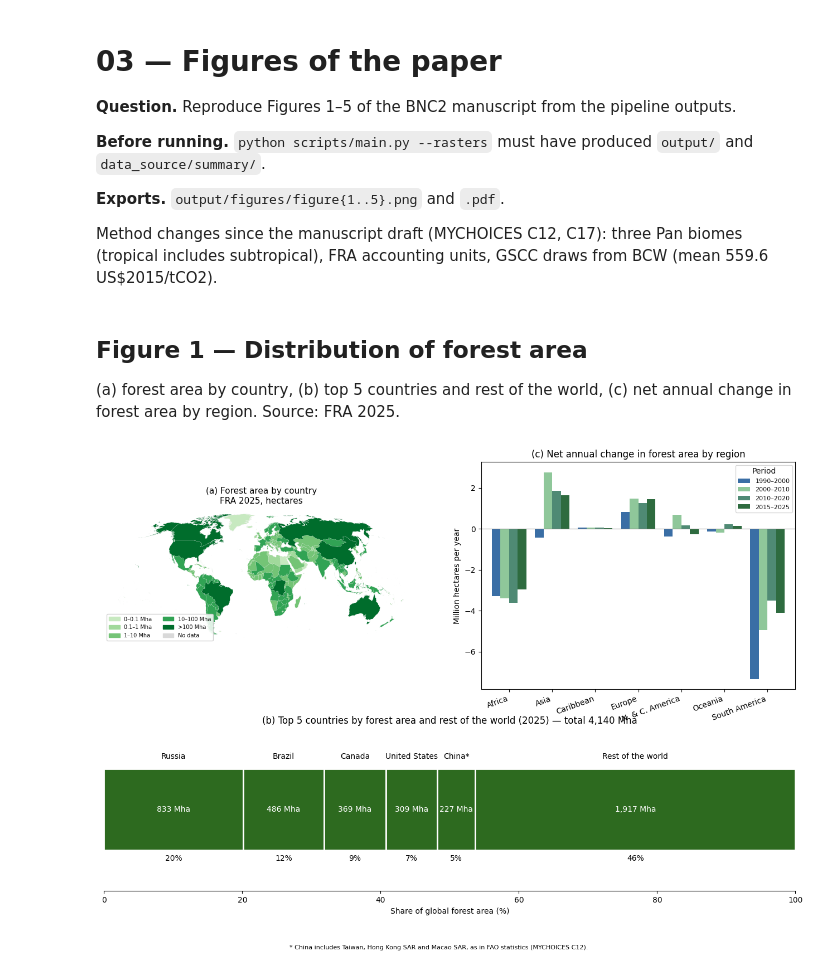
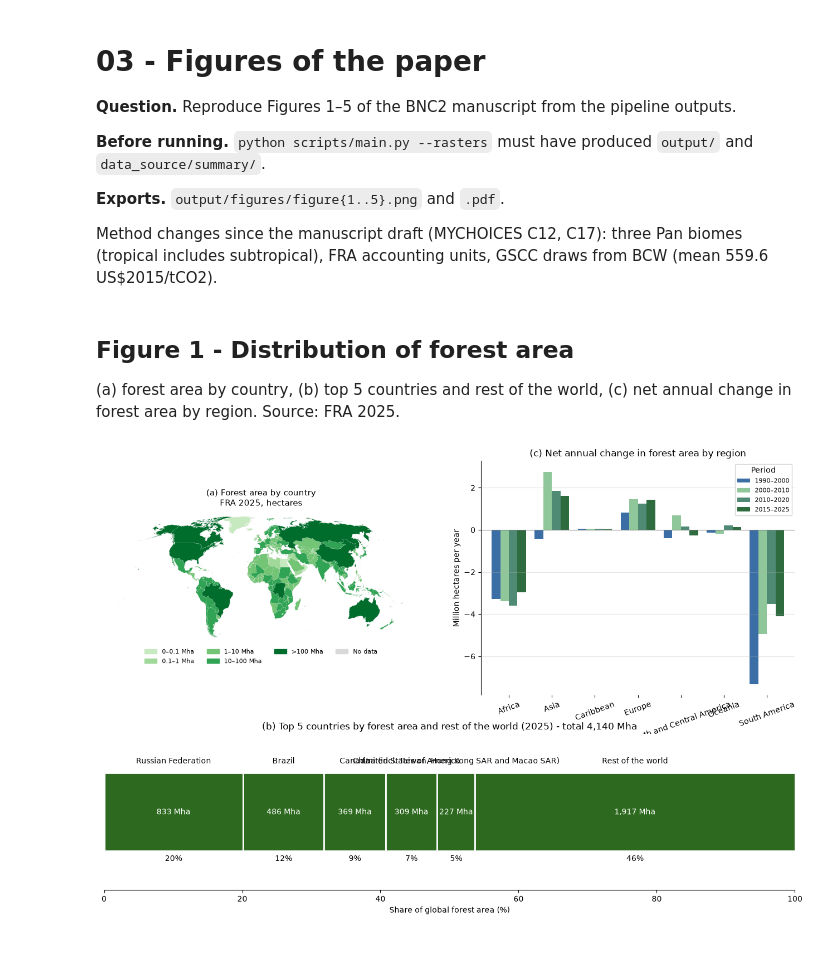
Before and after one commit to aurvl/ncw, a Jupyter notebook: notebooks/03_figures.ipynb, the cells around one changed output. Saved outputs shown, nothing was run; the diff lists cells and outputs as text; code cells hidden in the pictures; blank space fills up the shorter version.

Commit message:
WIP figure 1

```diff
--- a/notebooks/03_figures.ipynb
+++ b/notebooks/03_figures.ipynb
@@ -1,5 +1,5 @@
 # %% [markdown]
-# 03 — Figures of the paper
+# 03 - Figures of the paper
 
 **Question.** Reproduce Figures 1–5 of the BNC2 manuscript from the pipeline outputs.
 
@@ -43,6 +43,17 @@ GREENS = ["#e5f5e0", "#c7e9c0", "#a1d99b", "#74c476", "#31a354", "#006d2c", "#00
 GROUP_COLORS = {"Developing economies": "#4c72b0", "SIDS": "#dd8452", "LDCs": "#c44e52", "Developed economies": "#55a868"}
 
 
+plt.rcParams.update({
+    "font.family": "sans-serif",
+    "font.sans-serif": ["Segoe UI", "Segoe UI Emoji", "DejaVu Sans"],  # DejaVu = secours sur Codespaces (Linux)
+    "axes.titlesize": 12, "axes.labelsize": 10, "legend.fontsize": 8,
+})
+
+def panel_label(ax, letter, title, subtitle="", x=0.0):
+    """Lettre de panneau en gras + titre aligné à gauche."""
+    ax.set_title(f"{title}\n{subtitle}" if subtitle else title, loc="left", x=x + 0.045)
+    ax.text(x, 1.0, f"({letter})", transform=ax.transAxes, fontweight="bold", fontsize=13, va="bottom")
+
 def choropleth(ax, values, bins, labels, colors, title, subtitle=""):
     """Classed world map: `values` is a Series indexed by iso3, `bins` are the class edges."""
     data = world.merge(values.rename("value"), left_on="iso3", right_index=True, how="left")
@@ -53,7 +64,7 @@ def choropleth(ax, values, bins, labels, colors, title, subtitle=""):
         if not subset.empty:
             subset.plot(ax=ax, color=color, linewidth=0.1, edgecolor="white")
     handles = [Patch(color=c, label=l) for l, c in zip(labels, colors)] + [Patch(color="#d9d9d9", label="No data")]
-    ax.legend(handles=handles, loc="lower left", bbox_to_anchor=(0.0, 0.0), ncol=2, fontsize=7, framealpha=0.85)
+    ax.legend(handles=handles, loc="lower center", bbox_to_anchor=(0.5, -0.18), ncol=4, frameon=False, fontsize=8)
     ax.set_title(f"{title}\n{subtitle}" if subtitle else title, fontsize=11)
     ax.set_axis_off()
 
@@ -62,13 +73,13 @@ def save(fig, name):
     for ext in ("png", "pdf"):
         fig.savefig(FIGURES / f"{name}.{ext}", dpi=300, bbox_inches="tight")
 # %% [markdown]
-## Figure 1 — Distribution of forest area
+## Figure 1 - Distribution of forest area
 
 (a) forest area by country, (b) top 5 countries and rest of the world, (c) net annual change in forest area by region. Source: FRA 2025.
 # %%
 forest_2025 = areas.loc[areas["year"] == 2025].set_index("iso3")["forest"]
 fig = plt.figure(figsize=(16, 10))
-grid = fig.add_gridspec(2, 2, height_ratios=[1.4, 1])
+grid = fig.add_gridspec(2, 2, height_ratios=[1.5, 1])
 
 ax = fig.add_subplot(grid[0, 0])
 choropleth(ax, forest_2025, [-1, 1e5, 1e6, 1e7, 1e8, np.inf],
@@ -82,42 +93,38 @@ wide = areas.pivot(index="iso3", columns="year", values="forest")
 periods = {"1990–2000": (1990, 2000), "2000–2010": (2000, 2010), "2010–2020": (2010, 2020), "2015–2025": (2015, 2025)}
 change = pd.DataFrame({p: (wide[b] - wide[a]) / (b - a) for p, (a, b) in periods.items()})
 change = change.groupby(region.reindex(change.index)).sum() / 1e6
-change = change.rename(index={"North and Central America": "N. & C. America"})
 ax = fig.add_subplot(grid[0, 1])
 change.plot.bar(ax=ax, color=["#3a6ea5", "#8fc79a", "#4f8a74", "#2e6b3f"], width=0.8)
 ax.axhline(0, color="grey", linewidth=0.8)
 ax.set_ylabel("Million hectares per year")
 ax.set_xlabel("")
 ax.set_title("(c) Net annual change in forest area by region")
 ax.tick_params(axis="x", rotation=20)
-for label in ax.get_xticklabels():
-    label.set_horizontalalignment("right")
 ax.legend(title="Period", fontsize=8)
+ax.grid(axis="y", alpha=.3)
+for sp in ["top", "bottom", "right"]:
+    ax.spines[sp].set_visible(False)
 
 # (b) top 5 + rest of the world
 ax = fig.add_subplot(grid[1, :])
-names = territories.set_index("iso3")["fra_name"].fillna(territories.set_index("iso3")["name"])
-names = names.str.replace(r"\s*\(.*\)", "", regex=True).replace({
-    "United Kingdom of Great Britain and Northern Ireland": "United Kingdom", "United States of America": "United States",
-    "Russian Federation": "Russia", "China": "China*"})
+names = territories.set_index("iso3")["name"]
 top = forest_2025.sort_values(ascending=False)
 parts = pd.concat([top.head(5), pd.Series({"Rest of the world": top.iloc[5:].sum()})]) / 1e6
 share, left = 100 * parts / parts.sum(), 0.0
 for key, value in parts.items():
     width = share[key]
     ax.barh(0, width, left=left, color="#2d6a1f", edgecolor="white", linewidth=2)
     ax.text(left + width / 2, 0, f"{value:,.0f} Mha", ha="center", va="center", color="white")
     ax.text(left + width / 2, 0.5, names.get(key, key), ha="center")
     ax.text(left + width / 2, -0.5, f"{width:.0f}%", ha="center")
     left += width
 ax.set_xlim(0, 100)
 ax.set_ylim(-0.8, 0.8)
 ax.set_yticks([])
 ax.set_xlabel("Share of global forest area (%)")
-ax.set_title(f"(b) Top 5 countries by forest area and rest of the world (2025) — total {parts.sum():,.0f} Mha")
+ax.set_title(f"(b) Top 5 countries by forest area and rest of the world (2025) - total {parts.sum():,.0f} Mha")
 for side in ("top", "right", "left"):
     ax.spines[side].set_visible(False)
-fig.text(0.5, 0.005, "* China includes Taiwan, Hong Kong SAR and Macao SAR, as in FAO statistics (MYCHOICES C12).", ha="center", fontsize=8)
 save(fig, "figure1")
 # %% [output]
-[figure, old version]
+[figure, new version]
```
Also changed, not shown: parts of 9 cells of this notebook.
